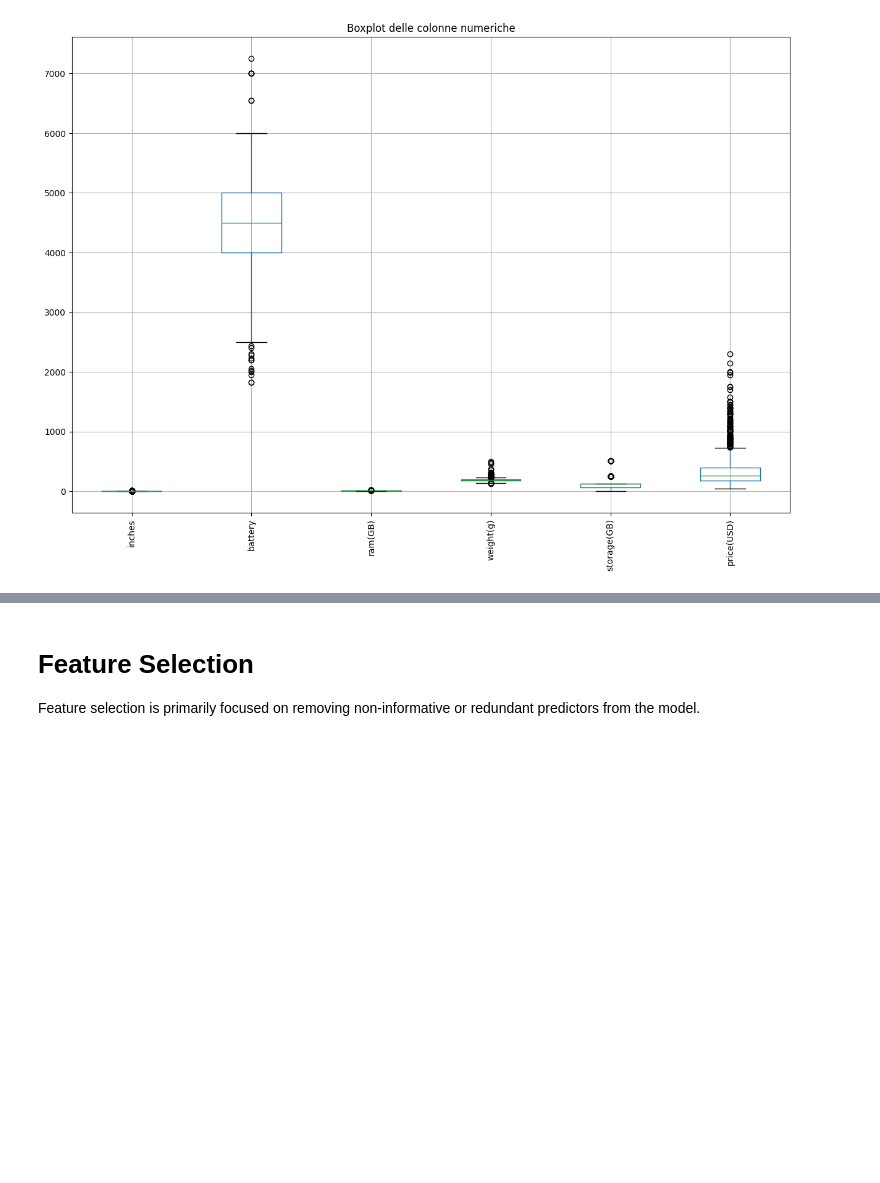
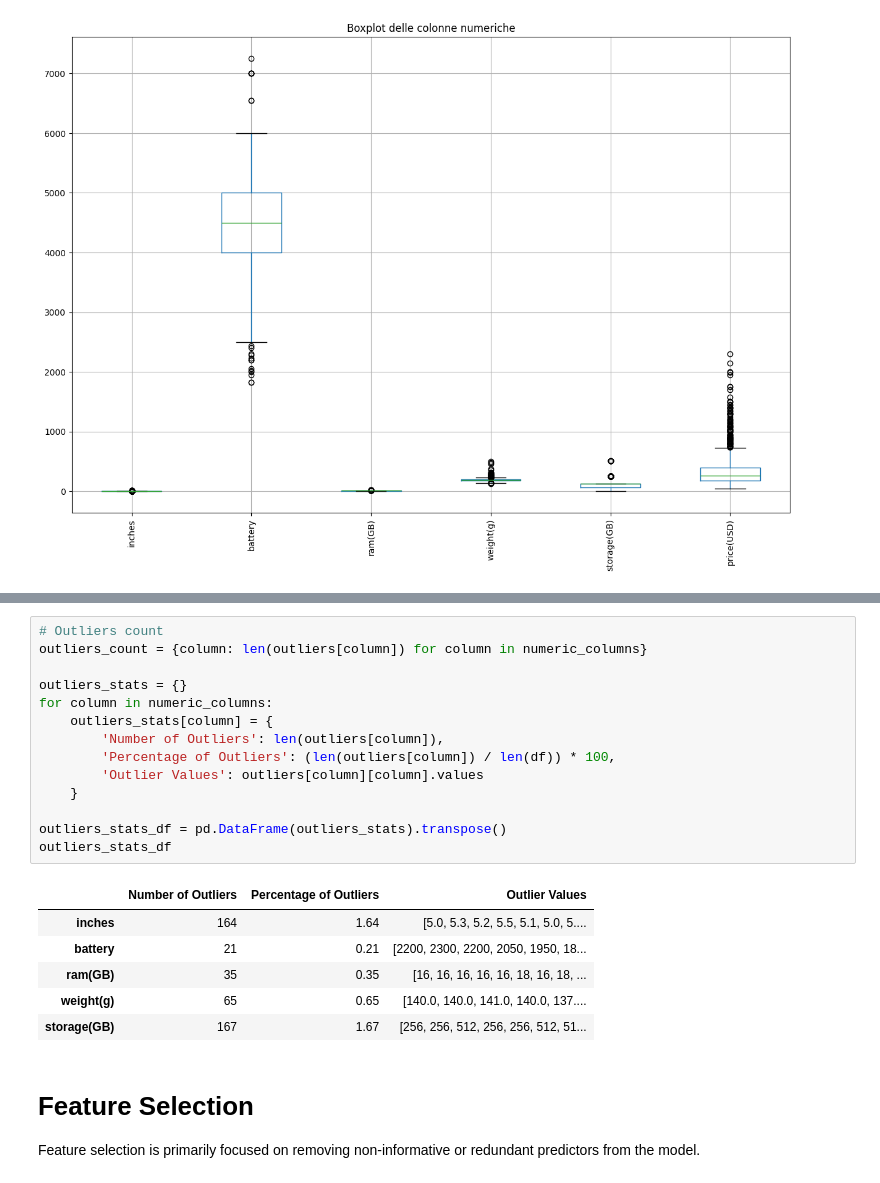
Before and after one commit to vincenzorrei/EDU-FeatureSelection, a Jupyter notebook: main.ipynb, the cells around one changed output, grey strips where cells are left out. Cells and saved outputs as stored; diff of their text form; blank space fills up the shorter version.

```diff
--- a/main.ipynb
+++ b/main.ipynb
@@ -177,3 +230,24 @@ plt.show()
+# %%
+# Outliers count
+outliers_count = {column: len(outliers[column]) for column in numeric_columns}
+
+outliers_stats = {}
+for column in numeric_columns:
+    outliers_stats[column] = {
+        'Number of Outliers': len(outliers[column]),
+        'Percentage of Outliers': (len(outliers[column]) / len(df)) * 100,
+        'Outlier Values': outliers[column][column].values
+    }
+
+outliers_stats_df = pd.DataFrame(outliers_stats).transpose()
+outliers_stats_df
+# %% [output]
+|  | Number of Outliers | Percentage of Outliers | Outlier Values |
+| inches | 164 | 1.64 | [5.0, 5.3, 5.2, 5.5, 5.1, 5.0, 5.... |
+| battery | 21 | 0.21 | [2200, 2300, 2200, 2050, 1950, 18... |
+| ram(GB) | 35 | 0.35 | [16, 16, 16, 16, 16, 18, 16, 18, ... |
+| weight(g) | 65 | 0.65 | [140.0, 140.0, 141.0, 140.0, 137.... |
+| storage(GB) | 167 | 1.67 | [256, 256, 512, 256, 256, 512, 51... |
 # %% [markdown]
 # Feature Selection
 Feature selection is primarily focused on removing non-informative or redundant predictors from the model.
```
Also changed, not shown: parts of 3 cells of this notebook.
